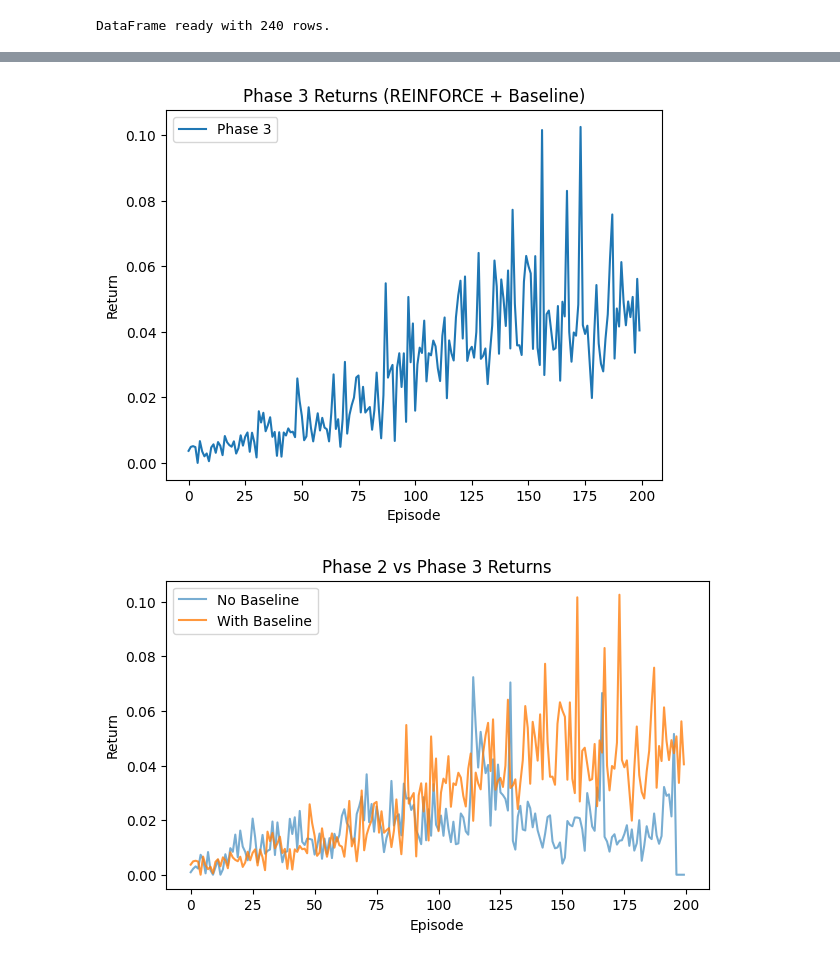
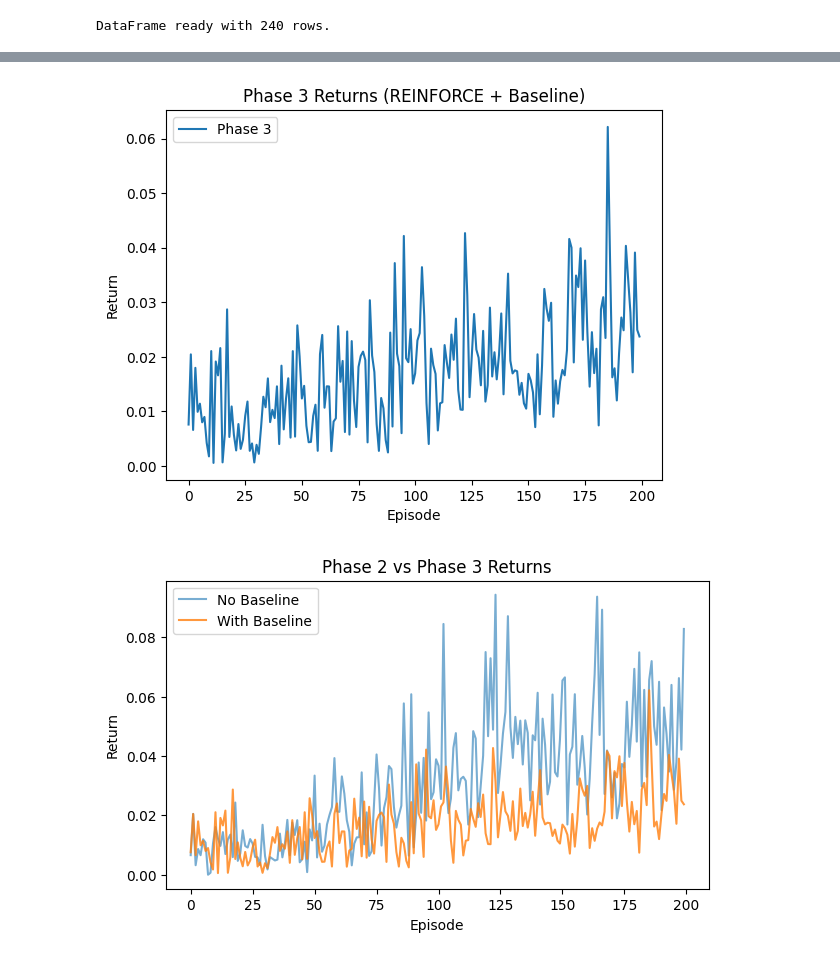
Before and after one commit to anujpanwarma2024/Summer-Project-1, a Jupyter notebook: RLEndTermProject.ipynb, the cells around one changed output, grey strips where cells are left out. Saved outputs shown, nothing was run; the diff lists cells and outputs as text; code cells hidden in the pictures.

```diff
--- a/RLEndTermProject.ipynb
+++ b/RLEndTermProject.ipynb
@@ -64,8 +64,8 @@ import matplotlib.pyplot as plt
 
 # Hyperparameters
 num_episodes = 200
-alpha = 0.01      # learning rate
-sigma = 0.1       # policy std‐dev
+alpha = 0.005    # learning rate
+sigma = 0.2       # policy std‐dev
 
 # Initialize policy weights
 w2 = np.zeros(3, dtype=np.float32)
@@ -123,8 +123,8 @@ import matplotlib.pyplot as plt
 
 # Hyperparameters
 num_episodes = 200
-alpha = 0.01
-sigma = 0.1
+alpha = 0.005
+sigma = 0.2
 beta = 0.1
 
 # Initialize
@@ -132,34 +132,34 @@ w3 = np.zeros(3, dtype=np.float32)
 b3 = 0.0
 returns3 = []
 
 # Phase 3 loop
 for ep in range(num_episodes):
     xs, acts, rs = [], [], []
     row = df.sample(1).iloc[0]
     x = extract_context(row)
     for t in range(4):
         mu = w3.dot(x)
         a = np.clip(np.random.normal(mu, sigma), 0, 1)
         # Reward only (no punishment)
         r = a * (row['InterestRatePct']/100.0)
         xs.append(x); acts.append(a); rs.append(r)
         row = df.sample(1).iloc[0]
         x = extract_context(row)
     G = sum(rs)
     returns3.append(G)
     A = G - b3
     for x_t, a_t in zip(xs, acts):
         grad_logp = ((a_t - w3.dot(x_t)) / sigma**2) * x_t
         w3 += alpha * A * grad_logp
     b3 = (1 - beta) * b3 + beta * G
 
 # Plot
 plt.plot(returns3, label='Phase 3')
 plt.title("Phase 3 Returns (REINFORCE + Baseline)")
 plt.xlabel("Episode"); plt.ylabel("Return"); plt.legend()
 plt.show()
 # %% [output]
-[figure, old version]
+[figure, new version]
 # %%
 import matplotlib.pyplot as plt
 
@@ -172,5 +172,5 @@ plt.ylabel("Return")
 plt.legend()
 plt.show()
 # %% [output]
-[figure, old version]
+[figure, new version]
 # %%
```
Also changed, not shown: parts of 6 cells of this notebook.
